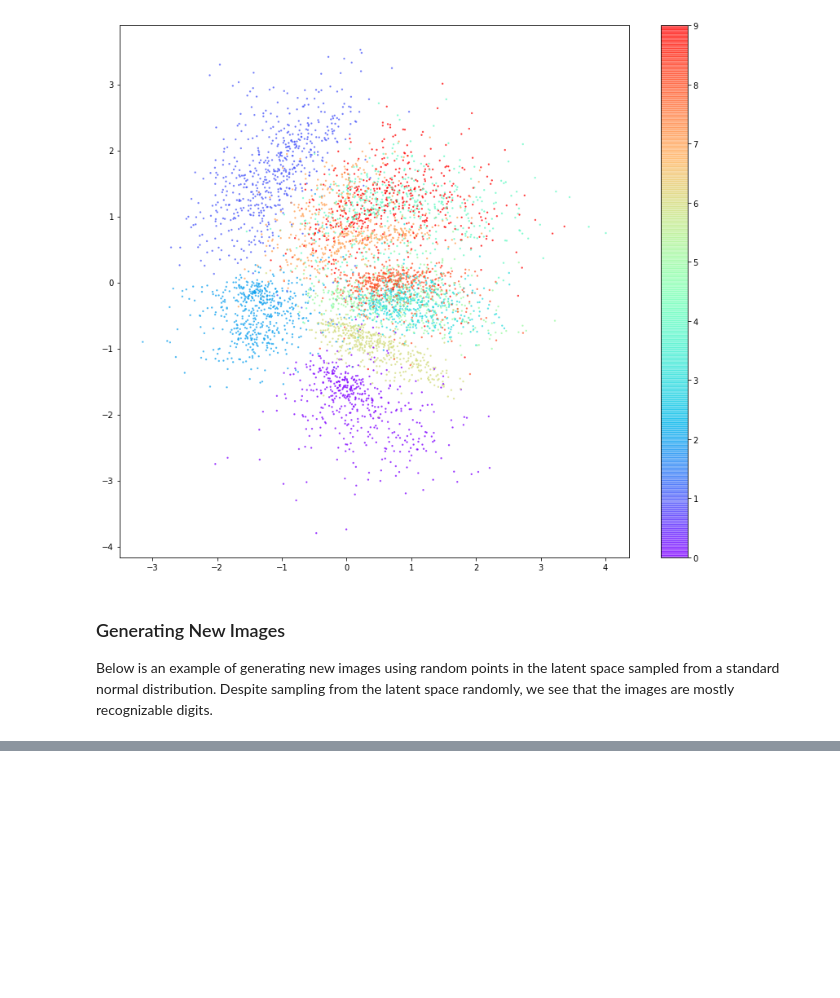
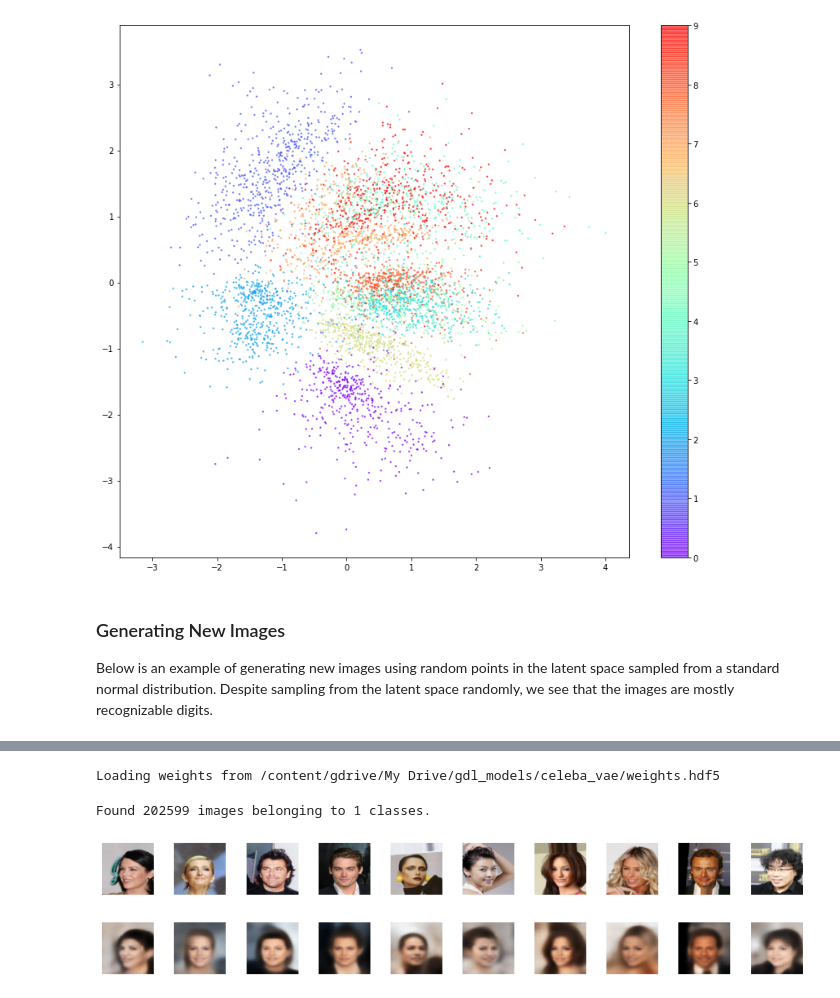
Before and after one commit to DCtheTall/generative-deep-learning, a Jupyter notebook: 3-variational-autoencoders/VariationalAutoencoder.ipynb, the cells around one changed output, grey strips where cells are left out. Saved outputs shown, nothing was run; the diff lists cells and outputs as text; code cells hidden in the pictures; blank space fills up the shorter version.

Commit message:
train celeb-a vae

```diff
--- a/3-variational-autoencoders/VariationalAutoencoder.ipynb
+++ b/3-variational-autoencoders/VariationalAutoencoder.ipynb
@@ -278,0 +396,5 @@ for i in range(n_to_show):
+# %%
+# Compiling the model with a checkpoint path.
+
+checkpoint_path = '/content/gdrive/My Drive/gdl_models/celeba_vae/'
+celeba_vae.compile(learning_rate=0.0005, r_loss_factor=10000)
@@ -278,0 +405,3 @@ for i in range(n_to_show):
+# %%
+celeba_vae.fit_with_generator(data_flow, batch_size=BATCH_SIZE, epochs=200,
+                              checkpoint_path=checkpoint_path)
@@ -278,0 +414,32 @@ for i in range(n_to_show):
+# %%
+celeba_vae.load(checkpoint_path + 'weights.hdf5')
+# %% [output]
+Loading weights from /content/gdrive/My Drive/gdl_models/celeba_vae/weights.hdf5
+# %%
+n_to_show = 10
+
+data_flow = data_gen.flow_from_directory('data',
+                                         target_size=INPUT_SHAPE[:2],
+                                         batch_size=n_to_show, shuffle=True,
+                                         class_mode='input', subset='training')
+# %% [output]
+Found 202599 images belonging to 1 classes.
+# %%
+X_batch, _ = next(data_flow)
+
+X_pred = celeba_vae.model.predict(X_batch)
+
+fig = plt.figure(figsize=(15, 3))
+fig.subplots_adjust(hspace=0.4, wspace=0.4)
+
+for i, x in enumerate(X_batch):
+  ax = fig.add_subplot(2, n_to_show, i + 1)
+  ax.axis('off')
+  ax.imshow(x.squeeze())
+
+for i, x in enumerate(X_pred):
+  ax = fig.add_subplot(2, n_to_show, n_to_show + i + 1)
+  ax.axis('off')
+  ax.imshow(x.squeeze())
+# %% [output]
+[figure, added]
```
Also changed, not shown: parts of 22 cells of this notebook.
